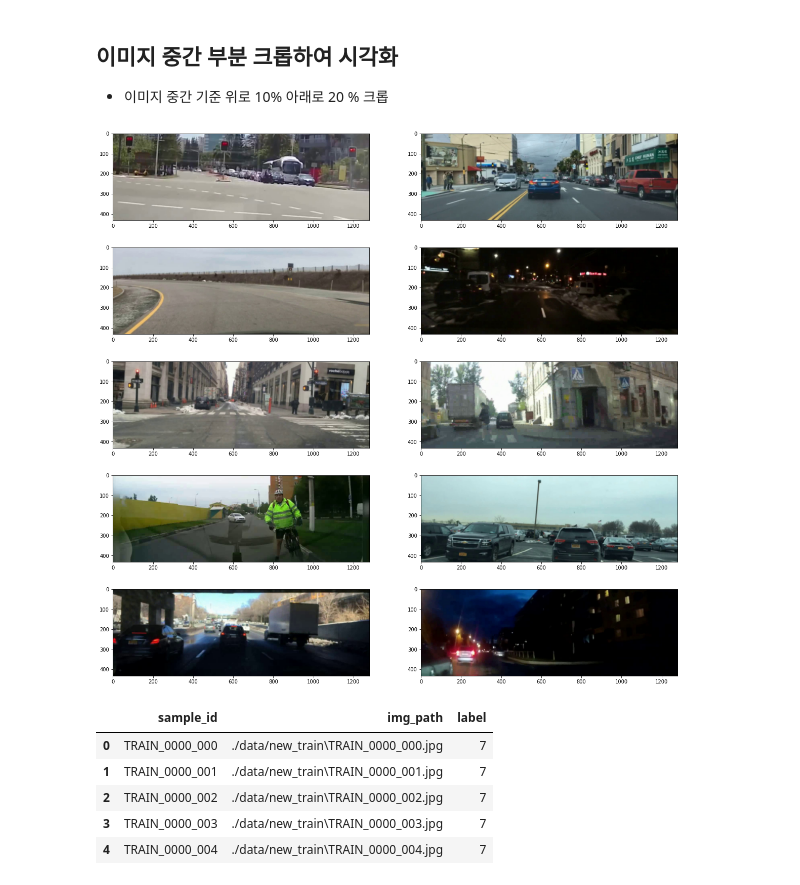
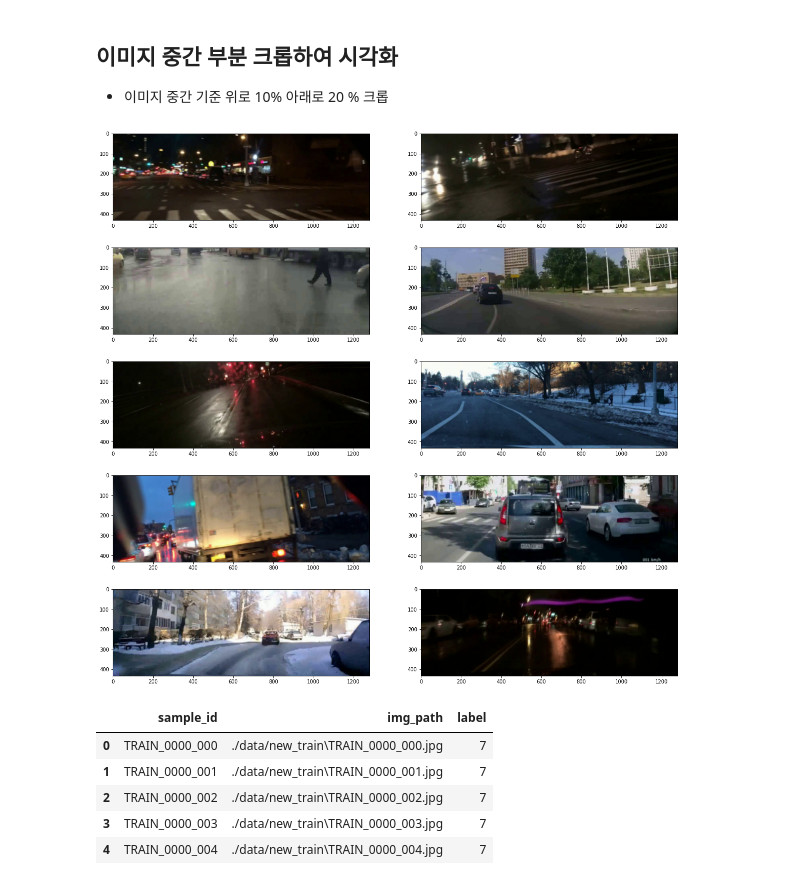
Before and after one commit to quhb2455/toy, a Jupyter notebook: car_crash_analyze/EDA.ipynb, the cells around one changed output. Cells and saved outputs as stored; diff of their text form; code cells hidden in the pictures.

```diff
--- a/car_crash_analyze/EDA.ipynb
+++ b/car_crash_analyze/EDA.ipynb
@@ -96,11 +71,0 @@ sampled
-# %%
-df = pd.read_csv('./data/50frame_train.csv')
-# print("_".join(df['sample_id'][0].split("_")[:2]))
-
-train_list = []
-valid_list = []
-for idx, si in enumerate(df['sample_id']) :
-    if "_".join(si.split("_")[:2]) in sampled :
-        train_list.append(idx)
-    else :
-        valid_list.append(idx)
@@ -202,28 +93,28 @@ display(label_count)
 ## 이미지 중간 부분 크롭하여 시각화
 - 이미지 중간 기준 위로 10% 아래로 20 % 크롭
 # %%
-path = "./data/train/*.jpg"
+path = "./data/50frame_train/*.jpg"
 img_list = glob(path)
 new_img_list = np.array(img_list)[np.random.choice(len(img_list), 10, replace=False)].tolist()
 # %%
 f, axs = plt.subplots(5, 2, figsize=(20, 20))
 axs = axs.flatten()
 
 for idx, p in enumerate(new_img_list) :
     img = cv2.imread(p)
     img = cv2.cvtColor(img, cv2.COLOR_BGR2RGB)
     h, w = img.shape[:2]
 
-    upper = int(h/2) - int(h * 0.3)
-    bottom = int(h/2) + int(h * 0.3)
+    upper = int(h/2) - int(h * 0.2)
+    bottom = int(h/2) + int(h * 0.4)
 
     img = img[upper:bottom, :, :]
 
     axs[idx].imshow(img)
 
 plt.show()
 # %% [output]
-[figure, old version]
+[figure, new version]
 # %%
 from sklearn.model_selection import train_test_split
 import pandas as pd
```
Also changed, not shown: parts of 7 cells of this notebook, 6 other files.
